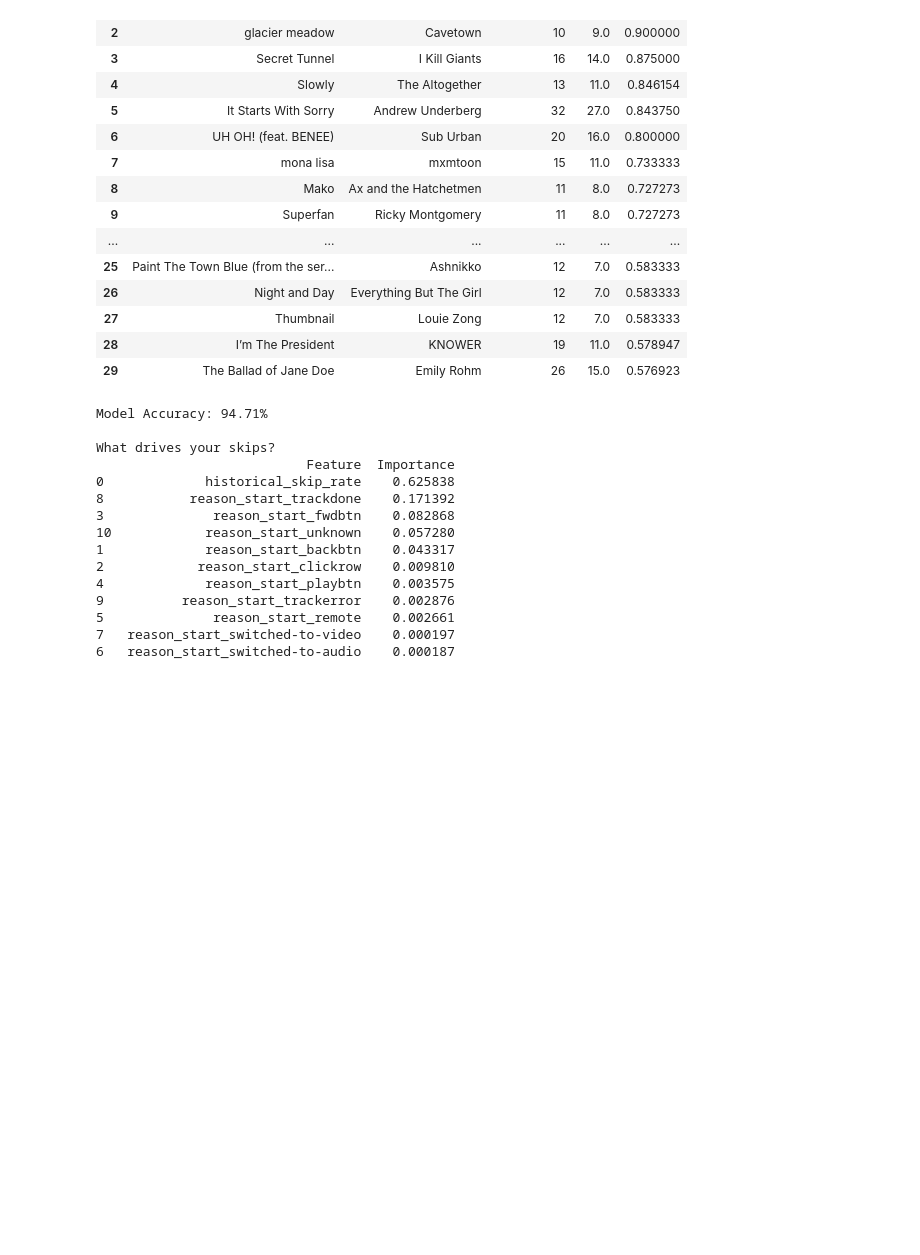
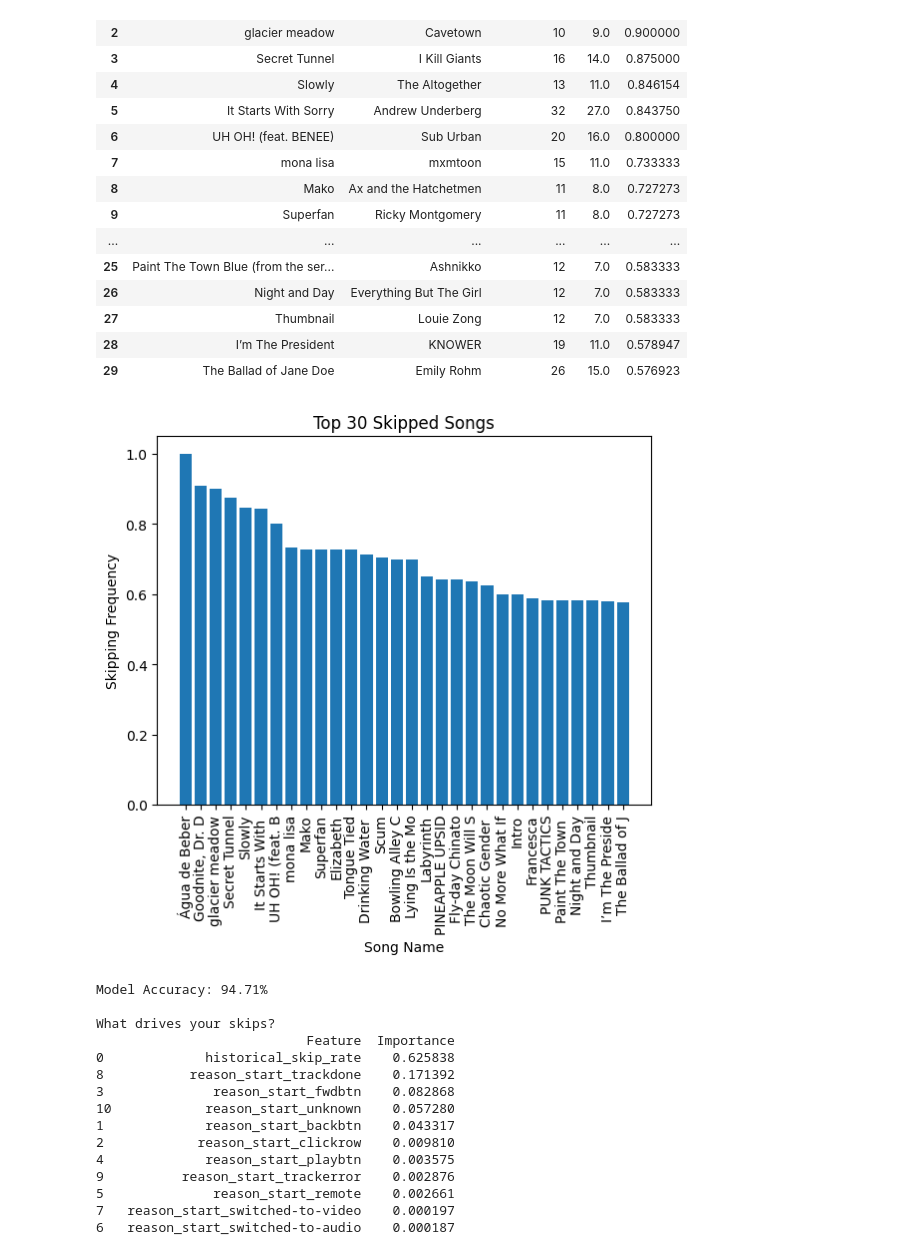
Before and after one commit to madisonweidner/Music-Data-Project, a Jupyter notebook: main.ipynb, the cells around one changed output. Cells and saved outputs as stored; diff of their text form; code cells hidden in the pictures; blank space fills up the shorter version.

Commit message:
Made top skips graph

```diff
--- a/main.ipynb
+++ b/main.ipynb
@@ -263,6 +263,15 @@ track_stats_final[:30]
 | 27 | Thumbnail | Louie Zong | 12 | 7.0 | 0.583333 |
 | 28 | I’m The President | KNOWER | 19 | 11.0 | 0.578947 |
 | 29 | The Ballad of Jane Doe | Emily Rohm | 26 | 15.0 | 0.576923 |
+# %%
+plt.bar([label[:15] for label in track_stats_final['track_name'][:30]], track_stats_final['skip_rate'][:30])
+plt.title("Top 30 Skipped Songs")
+plt.xlabel("Song Name")
+plt.ylabel("Skipping Frequency")
+plt.xticks(rotation='vertical')
+plt.savefig("TopSkipped.png", bbox_inches="tight")
+# %% [output]
+[figure, added]
 # %%
 # Good idea to only use with one users data, it's pretty hard to predict 3 completely different people
 
```
Also changed, not shown: parts of 1 cell of this notebook.
